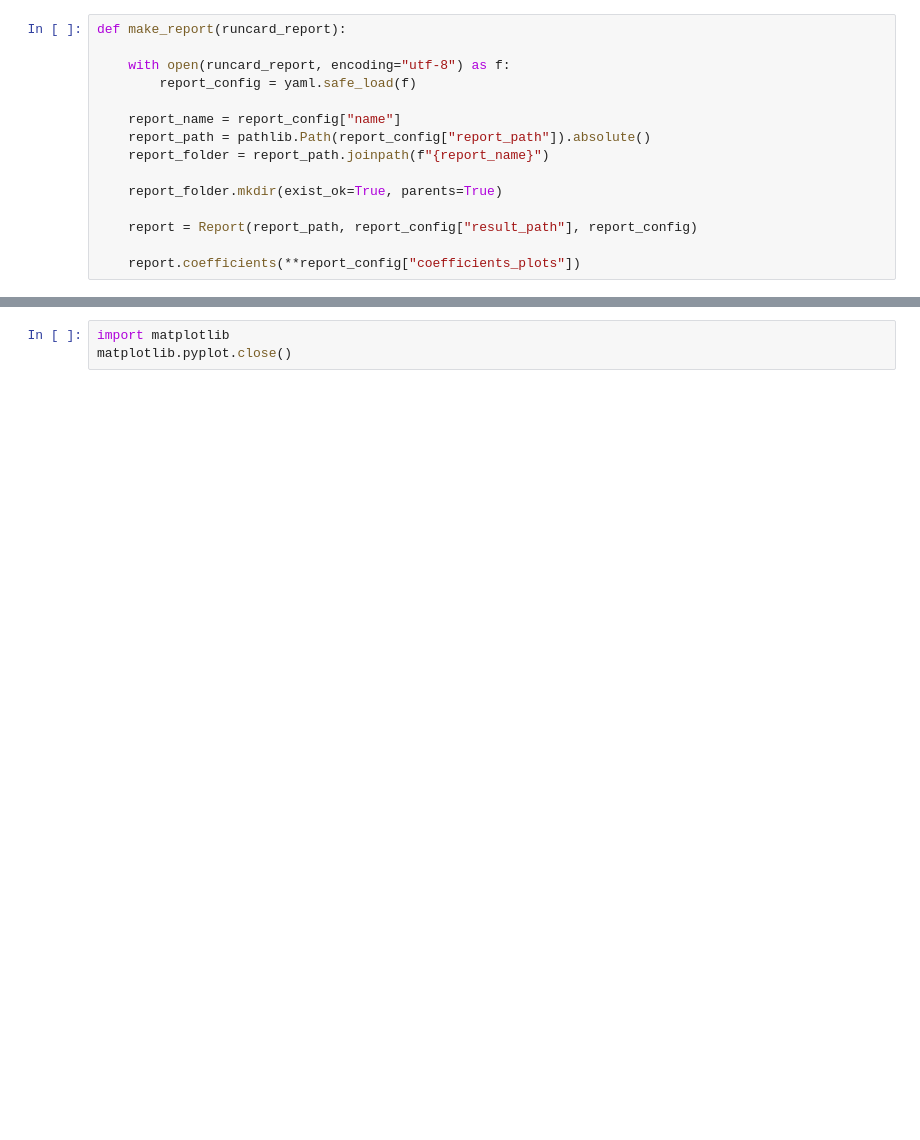
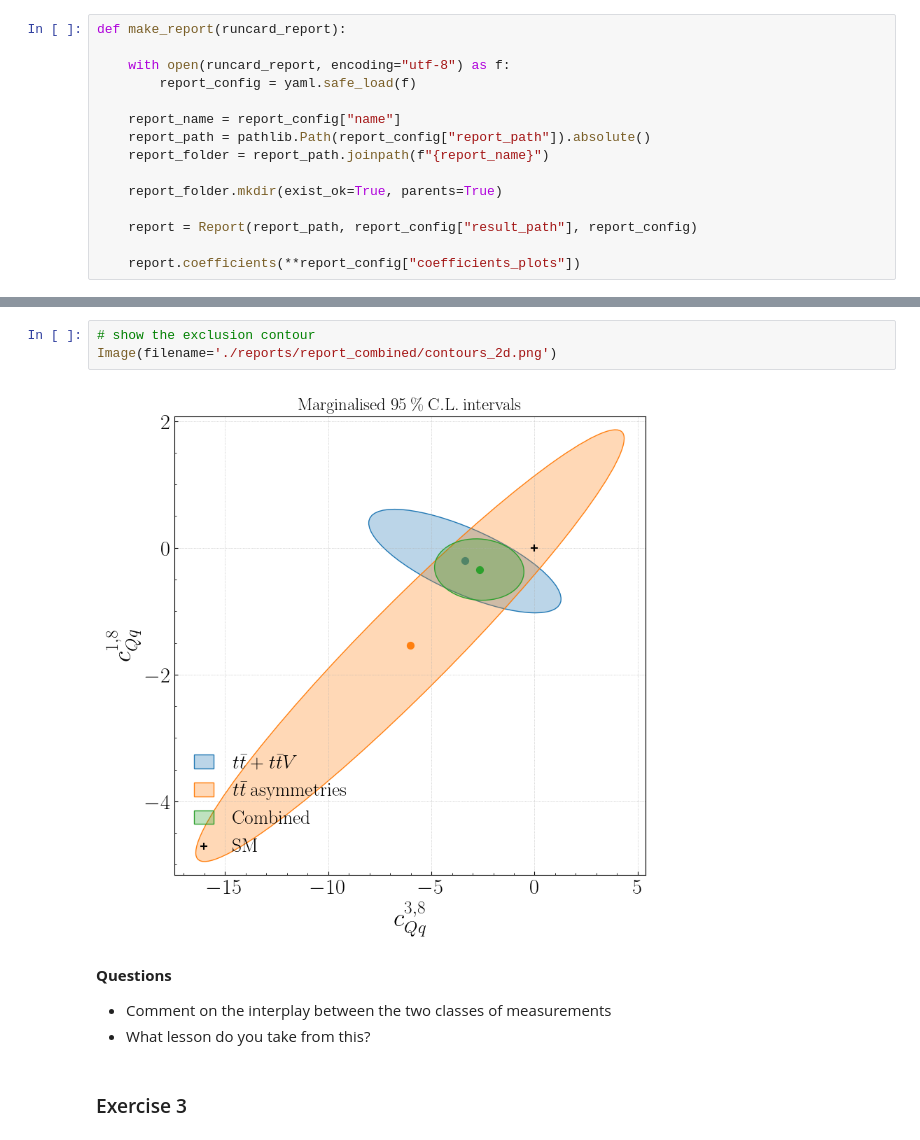
Before and after one commit to LHCfitNikhef/smefit_release, a Jupyter notebook: tutorial/tutorial.ipynb, the cells around one changed output, grey strips where cells are left out. Drawn from its saved outputs; the diff is of its cells as text; blank space fills up the shorter version.

```diff
--- a/tutorial/tutorial.ipynb
+++ b/tutorial/tutorial.ipynb
@@ -156,3 +226,12 @@ make_report("./downloads/runcard_report_combined.yaml")
-# %%
-import matplotlib
-matplotlib.pyplot.close()
+# %%
+# show the exclusion contour
+Image(filename='./reports/report_combined/contours_2d.png')
+# %% [output]
+[figure, added]
+# %% [markdown]
+**Questions**
+
+- Comment on the interplay between the two classes of measurements
+- What lesson do you take from this?
+# %% [markdown]
+### Exercise 3
```
Also changed, not shown: parts of 32 cells of this notebook.
